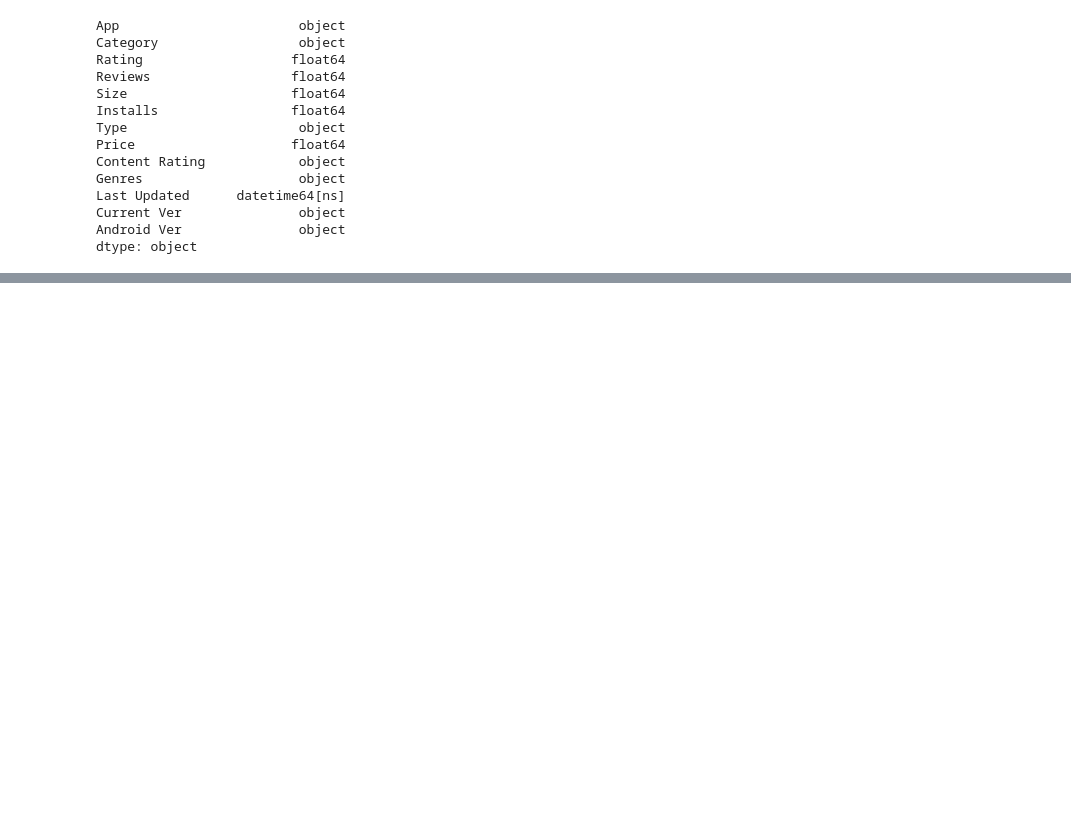
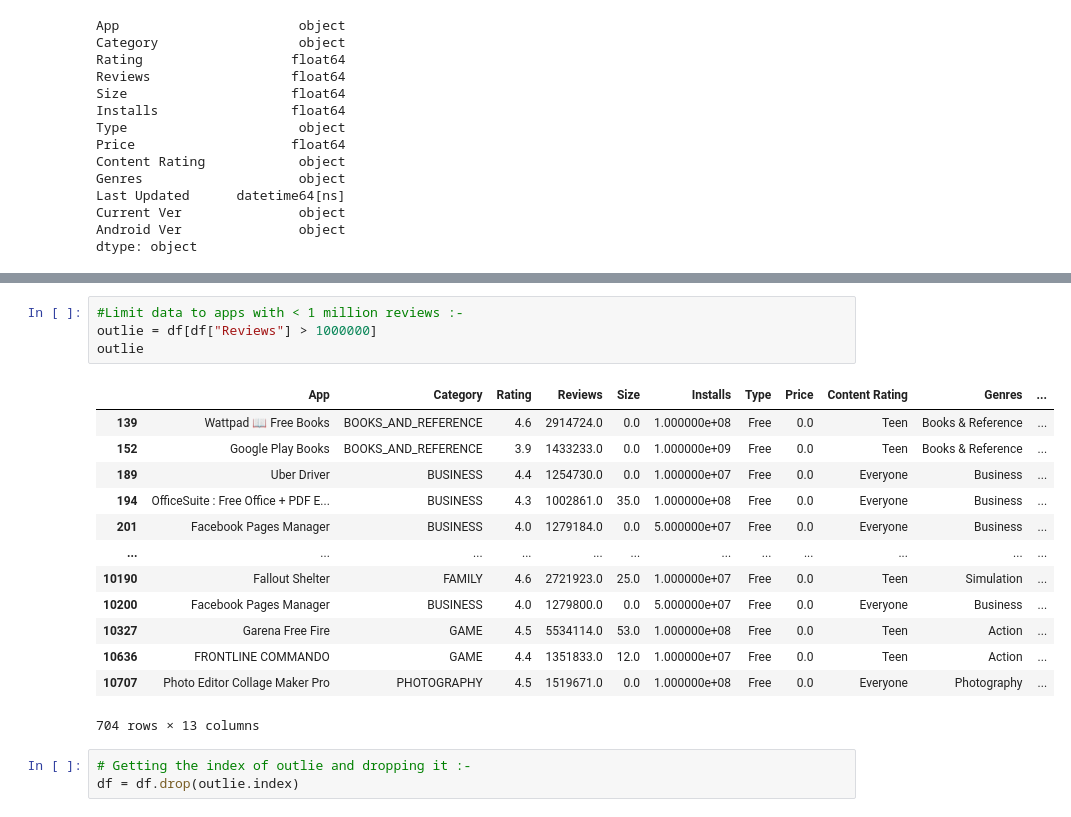
Before and after one commit to DeepakSingh1992/EDA-PROJECT, a Jupyter notebook: Deepak_Singh_EDA_of_Play_Store_App_Review_Analysis_Capstone_Project.ipynb, the cells around one changed output, grey strips where cells are left out. Cells and saved outputs as stored; diff of their text form; blank space fills up the shorter version.

```diff
--- a/Deepak_Singh_EDA_of_Play_Store_App_Review_Analysis_Capstone_Project.ipynb
+++ b/Deepak_Singh_EDA_of_Play_Store_App_Review_Analysis_Capstone_Project.ipynb
@@ -573,0 +637,21 @@ dtype: object
+# %%
+#Limit data to apps with < 1 million reviews :-
+outlie = df[df["Reviews"] > 1000000]
+outlie
+# %% [output]
+|  | App | Category | Rating | Reviews | Size | Installs | Type | Price | Content Rating | Genres | ... |
+| 139 | Wattpad 📖 Free Books | BOOKS_AND_REFERENCE | 4.6 | 2914724.0 | 0.0 | 1.000000e+08 | Free | 0.0 | Teen | Books & Reference | ... |
+| 152 | Google Play Books | BOOKS_AND_REFERENCE | 3.9 | 1433233.0 | 0.0 | 1.000000e+09 | Free | 0.0 | Teen | Books & Reference | ... |
+| 189 | Uber Driver | BUSINESS | 4.4 | 1254730.0 | 0.0 | 1.000000e+07 | Free | 0.0 | Everyone | Business | ... |
+| 194 | OfficeSuite : Free Office + PDF E... | BUSINESS | 4.3 | 1002861.0 | 35.0 | 1.000000e+08 | Free | 0.0 | Everyone | Business | ... |
+| 201 | Facebook Pages Manager | BUSINESS | 4.0 | 1279184.0 | 0.0 | 5.000000e+07 | Free | 0.0 | Everyone | Business | ... |
+| ... | ... | ... | ... | ... | ... | ... | ... | ... | ... | ... | ... |
+| 10190 | Fallout Shelter | FAMILY | 4.6 | 2721923.0 | 25.0 | 1.000000e+07 | Free | 0.0 | Teen | Simulation | ... |
+| 10200 | Facebook Pages Manager | BUSINESS | 4.0 | 1279800.0 | 0.0 | 5.000000e+07 | Free | 0.0 | Everyone | Business | ... |
+| 10327 | Garena Free Fire | GAME | 4.5 | 5534114.0 | 53.0 | 1.000000e+08 | Free | 0.0 | Teen | Action | ... |
+| 10636 | FRONTLINE COMMANDO | GAME | 4.4 | 1351833.0 | 12.0 | 1.000000e+07 | Free | 0.0 | Teen | Action | ... |
+| 10707 | Photo Editor Collage Maker Pro | PHOTOGRAPHY | 4.5 | 1519671.0 | 0.0 | 1.000000e+08 | Free | 0.0 | Everyone | Photography | ... |
+704 rows × 13 columns
+# %%
+# Getting the index of outlie and dropping it :-
+df = df.drop(outlie.index)
```
Also changed, not shown: parts of 17 cells of this notebook.
